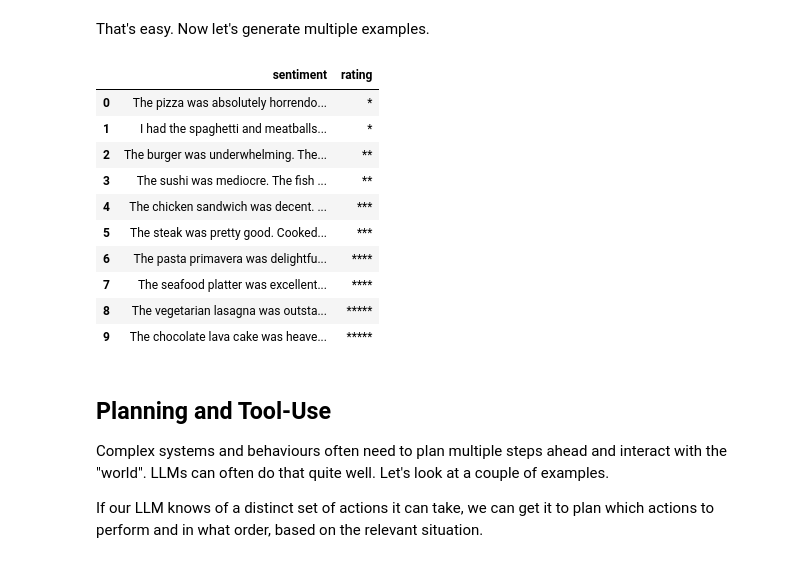
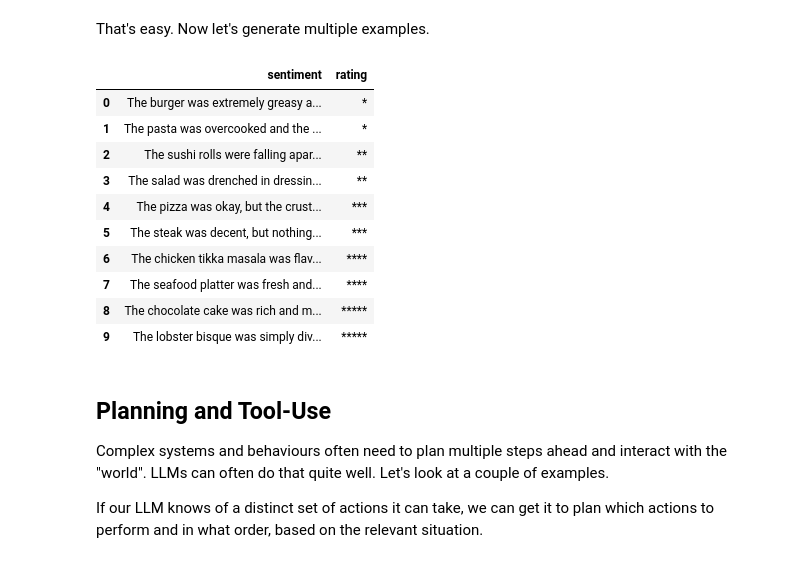
Before and after one commit to intellectronica/llms-beyond-chat, a Jupyter notebook: llms-beyond-chat.ipynb, the cells around one changed output. Drawn from its saved outputs; the diff is of its cells as text; code cells hidden in the pictures.

```diff
--- a/llms-beyond-chat.ipynb
+++ b/llms-beyond-chat.ipynb
@@ -622,39 +638,41 @@ That's easy. Now let's generate multiple examples.
 # %%
 class Rating(str, Enum):
     poor = "*"
     average = "**"
     good = "***"
     great = "****"
     outstanding = "*****"
 
 class SyntheticSentiment(BaseModel):
     sentiment: str = Field(..., description="A generated review about food.")
     rating: str = Field(...,description="rating of food review between 1 and 5")
 
 class SyntheticSentiments(BaseModel):
     sentiments: List[SyntheticSentiment]
 
 n = 10
 
 sentiments = llm(
     SyntheticSentiments,
-    f"Generate {n} food review with sentiments within a spectrum of sentiments in sorted order from most negative to positive, with rating. : {json.dumps([rating for rating in Rating])}",
+    (f"Generate {n} food review with sentiments within a spectrum of sentiments in " +
+     "sorted order from most negative to positive, with rating: " +
+     json.dumps([rating for rating in Rating])),
     temperature=0.7,
 )
 
 pd.DataFrame(sentiments.dict()["sentiments"])
 # %% [output]
 |  | sentiment | rating |
-| 0 | The pizza was absolutely horrendo... | * |
-| 1 | I had the spaghetti and meatballs... | * |
-| 2 | The burger was underwhelming. The... | ** |
-| 3 | The sushi was mediocre. The fish ... | ** |
-| 4 | The chicken sandwich was decent. ... | *** |
-| 5 | The steak was pretty good. Cooked... | *** |
-| 6 | The pasta primavera was delightfu... | **** |
-| 7 | The seafood platter was excellent... | **** |
-| 8 | The vegetarian lasagna was outsta... | ***** |
-| 9 | The chocolate lava cake was heave... | ***** |
+| 0 | The burger was extremely greasy a... | * |
+| 1 | The pasta was overcooked and the ... | * |
+| 2 | The sushi rolls were falling apar... | ** |
+| 3 | The salad was drenched in dressin... | ** |
+| 4 | The pizza was okay, but the crust... | *** |
+| 5 | The steak was decent, but nothing... | *** |
+| 6 | The chicken tikka masala was flav... | **** |
+| 7 | The seafood platter was fresh and... | **** |
+| 8 | The chocolate cake was rich and m... | ***** |
+| 9 | The lobster bisque was simply div... | ***** |
 # %% [markdown]
 ## Planning and Tool-Use
 
```
Also changed, not shown: parts of 8 cells of this notebook.
